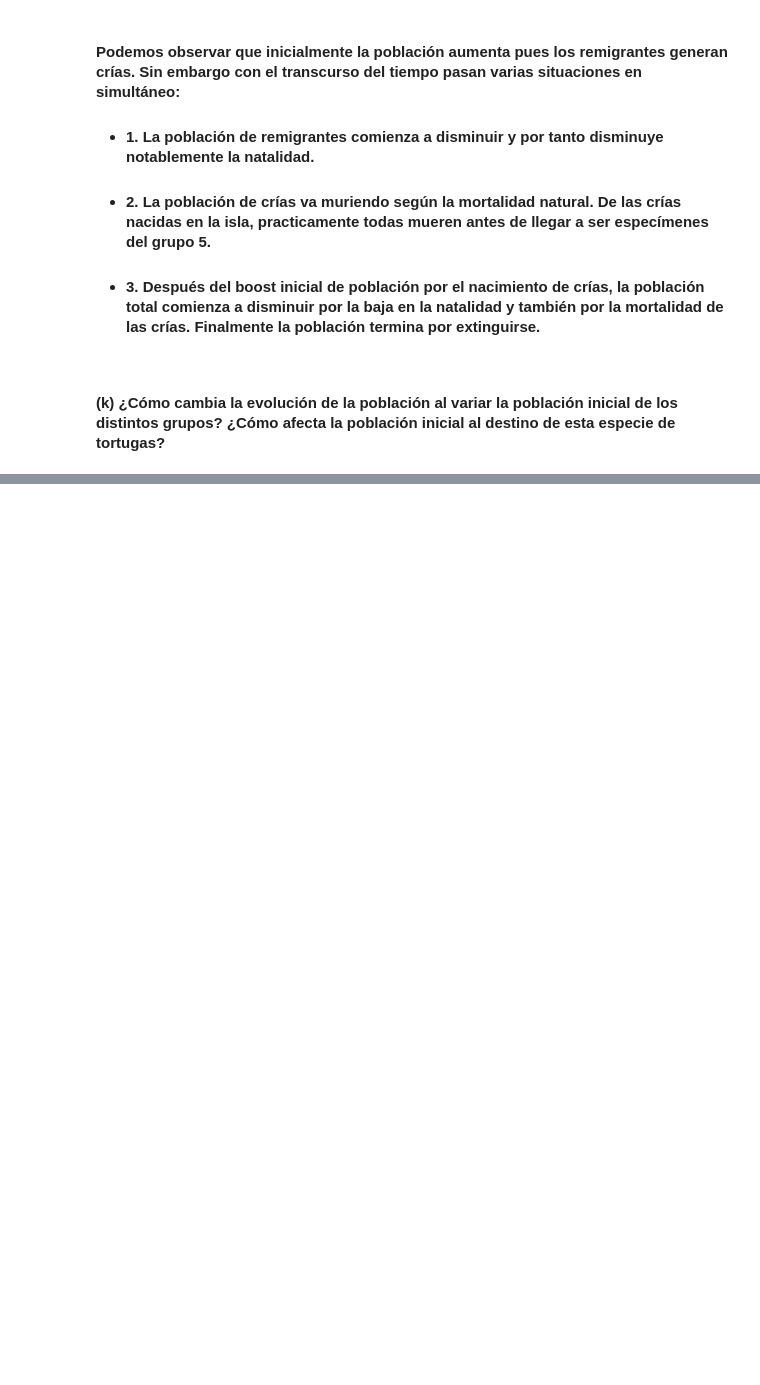
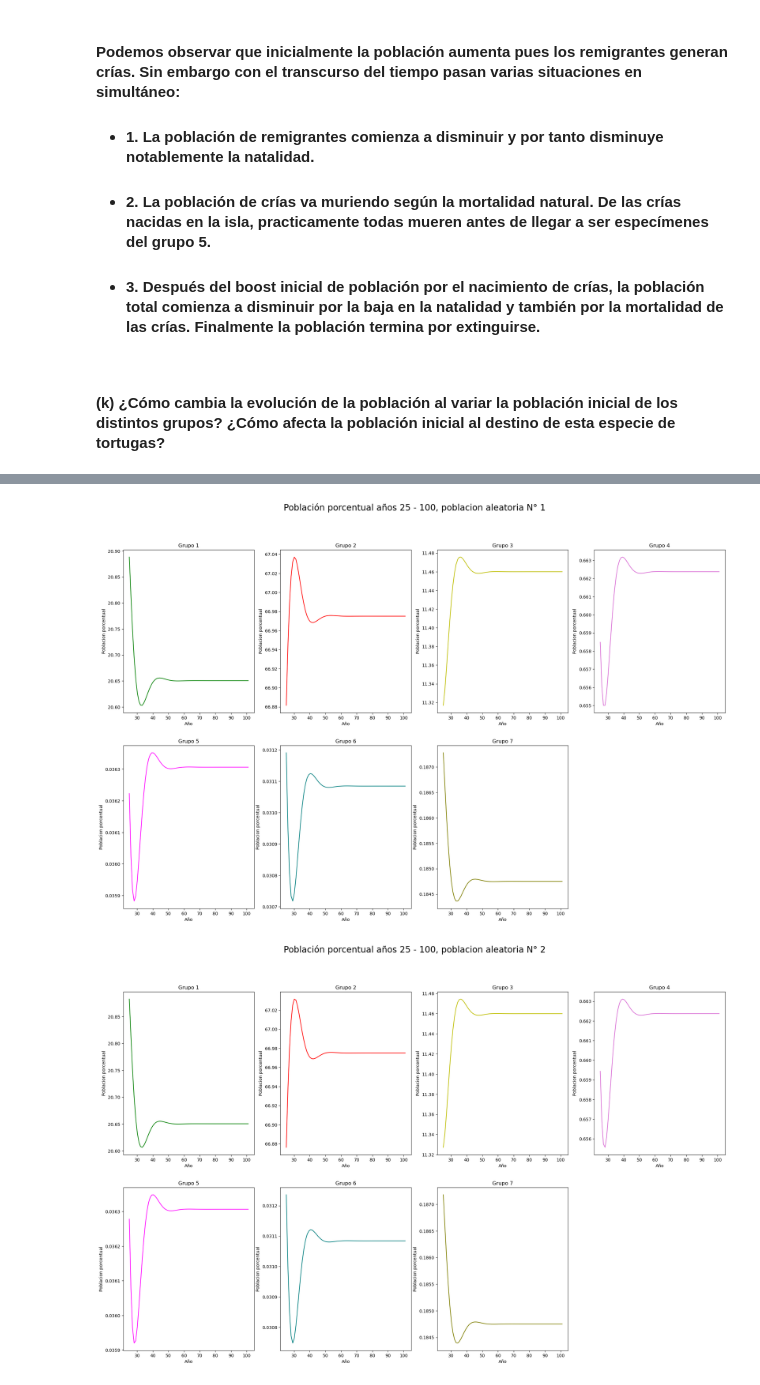
Before and after one commit to JZapataMA/Proyecto-2-ALCD, a Jupyter notebook: Proyecto_2.ipynb, the cells around one changed output, grey strips where cells are left out. Drawn from its saved outputs; the diff is of its cells as text; code cells hidden in the pictures; blank space fills up the shorter version.

```diff
--- a/Proyecto_2.ipynb
+++ b/Proyecto_2.ipynb
@@ -345,4 +342,4 @@ def poblacion_tortugas(vector_tortugas, A, grafica = True):
 # %%
 #Iniciar vector población, sabiendo que inicialmente son 20 remigrantes (grupo 6).
 vector_tortugas = mt.Vec({1, 2, 3, 4, 5, 6, 7}, {6: 20})
-poblacion_tortugas(vector_tortugas, A)
+poblacion = poblacion_tortugas(vector_tortugas, A)
@@ -407,0 +423,78 @@ plt.show()
+# %%
+poblaciones_iniciales = []
+for num in range(5):
+    #Genera la población aleatoria de cada grupo.
+    valores = [randint(0, 1000) for x in range(7)]
+    #Iniciación de vector población
+    vector_tortugas = mt.Vec({1, 2, 3, 4, 5, 6, 7}, dict() )
+    #Seteo del vector población con los valores aleatorios.
+    for a in range(len(valores)):
+        vector_tortugas[a + 1] = valores[a]
+    poblaciones_iniciales.append(vector_tortugas)
+resultados_totales = []
+for poblacion in poblaciones_iniciales:
+    poblaciones_porcentuales = []
+    for n in range(101):
+        if n > 0:
+            poblacion = A * poblacion
+        if n >= 25:
+            poblacion_total = np.array(list(poblacion.f.values())).sum()
+            poblacion_porcentual = [(x / poblacion_total) * 100 for x in list(poblacion.f.values())]
+            poblaciones_porcentuales.append(poblacion_porcentual)
+    resultados_totales.append(poblaciones_porcentuales)
+
+for num in range(5):
+    #Rescatar la información resultante de cada población.
+    info_poblacion = resultados_totales[num]
+    #De la info_poblacion, rescatar la información para cada grupo.
+    info_grupo_1 = [info_poblacion[a][0] for a in range(0, 75)]
+    info_grupo_2 = [info_poblacion[a][1] for a in range(0, 75)]
+    info_grupo_3 = [info_poblacion[a][2] for a in range(0, 75)]
+    info_grupo_4 = [info_poblacion[a][3] for a in range(0, 75)]
+    info_grupo_5 = [info_poblacion[a][4] for a in range(0, 75)]
+    info_grupo_6 = [info_poblacion[a][5] for a in range(0, 75)]
+    info_grupo_7 = [info_poblacion[a][6] for a in range(0, 75)]
+    #GRAFICO
+    #FIGURA Y AXIS
+    fig, ((ax1, ax2, ax3, ax4), (ax5, ax6, ax7, ax8)) = plt.subplots(2, 4, figsize = (25,15))
+    fig.delaxes(ax8)
+    #TITULO
+    plt.suptitle('Evolución de la población de tortugas en 100 años según grupo etáreo.', fontsize = 30)
+    #GRAFICOS
+    ax1.plot(np.linspace(25, 101, 75), info_grupo_1, label = 'Grupo 1', color = 'g')
+    ax2.plot(np.linspace(25, 101, 75), info_grupo_2, label = 'Grupo 2', color = 'r')
+    ax3.plot(np.linspace(25, 101, 75), info_grupo_3, label = 'Grupo 3', color = 'y')
+    ax4.plot(np.linspace(25, 101, 75), info_grupo_4, label = 'Grupo 4', color = 'orchid')
+    ax5.plot(np.linspace(25, 101, 75), info_grupo_5, label = 'Grupo 5', color = 'fuchsia')
+    ax6.plot(np.linspace(25, 101, 75), info_grupo_6, label = 'Grupo 6', color = 'teal')
+    ax7.plot(np.linspace(25, 101, 75), info_grupo_7, label = 'Grupo 7', color = 'olive')
+    plt.suptitle(f'Población porcentual años 25 - 100, poblacion aleatoria N° {num + 1}', fontsize = 20)
+
+    #TITULOS GRAFICOS
+    ax1.set_title('Grupo 1')
+    ax2.set_title('Grupo 2')
+    ax3.set_title('Grupo 3')
+    ax4.set_title('Grupo 4')
+    ax5.set_title('Grupo 5')
+    ax6.set_title('Grupo 6')
+    ax7.set_title('Grupo 7')
+    #LABELS GRAFICOS X
+    ax1.set_xlabel('Año')
+    ax2.set_xlabel('Año')
+    ax3.set_xlabel('Año')
+    ax4.set_xlabel('Año')
+    ax5.set_xlabel('Año')
+    ax6.set_xlabel('Año')
+    ax7.set_xlabel('Año')
+    #LABELS GRAFICOS Y
+    ax1.set_ylabel('Poblacion porcentual')
+    ax2.set_ylabel('Poblacion porcentual')
+    ax3.set_ylabel('Poblacion porcentual')
+    ax4.set_ylabel('Poblacion porcentual')
+    ax5.set_ylabel('Poblacion porcentual')
+    ax6.set_ylabel('Poblacion porcentual')
+    ax7.set_ylabel('Poblacion porcentual')
+    plt.show()
+# %% [output]
+[figure, added]
+[figure, added]
```
Also changed, not shown: parts of 13 cells of this notebook.
